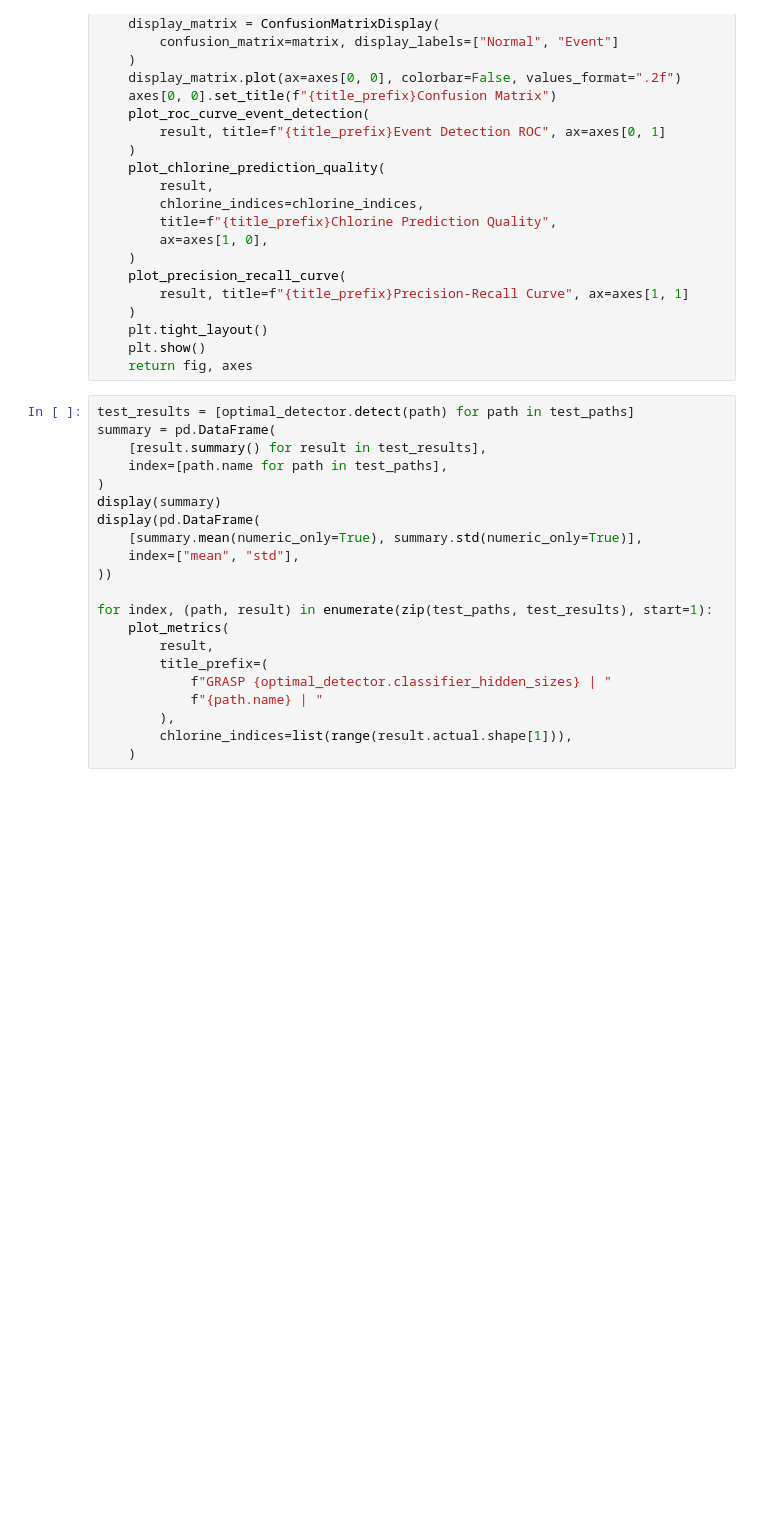
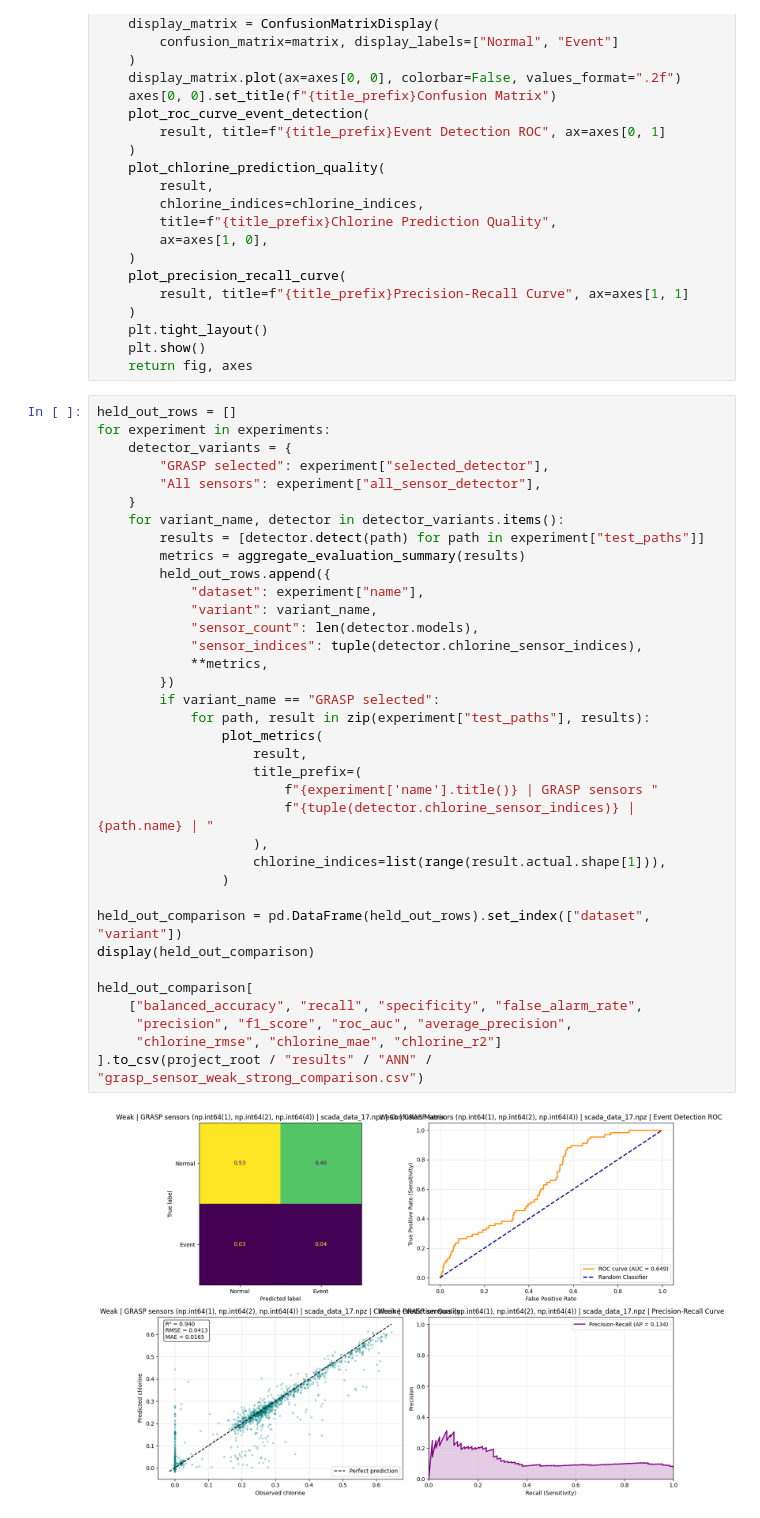
Before and after one commit to esthy13/Arsenic-Detection, a Jupyter notebook: src/notebooks/GRASP_ANN_architecture_search.ipynb, the cells around one changed output. Cells and saved outputs as stored; diff of their text form; blank space fills up the shorter version.

```diff
--- a/src/notebooks/GRASP_ANN_architecture_search.ipynb
+++ b/src/notebooks/GRASP_ANN_architecture_search.ipynb
@@ -298,24 +434,41 @@ def plot_metrics(result, title_prefix="", chlorine_indices=None):
     plt.tight_layout()
     plt.show()
     return fig, axes
-# %%
-test_results = [optimal_detector.detect(path) for path in test_paths]
-summary = pd.DataFrame(
-    [result.summary() for result in test_results],
-    index=[path.name for path in test_paths],
-)
-display(summary)
-display(pd.DataFrame(
-    [summary.mean(numeric_only=True), summary.std(numeric_only=True)],
-    index=["mean", "std"],
-))
-
-for index, (path, result) in enumerate(zip(test_paths, test_results), start=1):
-    plot_metrics(
-        result,
-        title_prefix=(
-            f"GRASP {optimal_detector.classifier_hidden_sizes} | "
-            f"{path.name} | "
-        ),
-        chlorine_indices=list(range(result.actual.shape[1])),
-    )
+# %%
+held_out_rows = []
+for experiment in experiments:
+    detector_variants = {
+        "GRASP selected": experiment["selected_detector"],
+        "All sensors": experiment["all_sensor_detector"],
+    }
+    for variant_name, detector in detector_variants.items():
+        results = [detector.detect(path) for path in experiment["test_paths"]]
+        metrics = aggregate_evaluation_summary(results)
+        held_out_rows.append({
+            "dataset": experiment["name"],
+            "variant": variant_name,
+            "sensor_count": len(detector.models),
+            "sensor_indices": tuple(detector.chlorine_sensor_indices),
+            **metrics,
+        })
+        if variant_name == "GRASP selected":
+            for path, result in zip(experiment["test_paths"], results):
+                plot_metrics(
+                    result,
+                    title_prefix=(
+                        f"{experiment['name'].title()} | GRASP sensors "
+                        f"{tuple(detector.chlorine_sensor_indices)} | {path.name} | "
+                    ),
+                    chlorine_indices=list(range(result.actual.shape[1])),
+                )
+
+held_out_comparison = pd.DataFrame(held_out_rows).set_index(["dataset", "variant"])
+display(held_out_comparison)
+
+held_out_comparison[
+    ["balanced_accuracy", "recall", "specificity", "false_alarm_rate",
+     "precision", "f1_score", "roc_auc", "average_precision",
+     "chlorine_rmse", "chlorine_mae", "chlorine_r2"]
+].to_csv(project_root / "results" / "ANN" / "grasp_sensor_weak_strong_comparison.csv")
+# %% [output]
+[figure, added]
```
Also changed, not shown: parts of 13 cells of this notebook, 19 other files.
